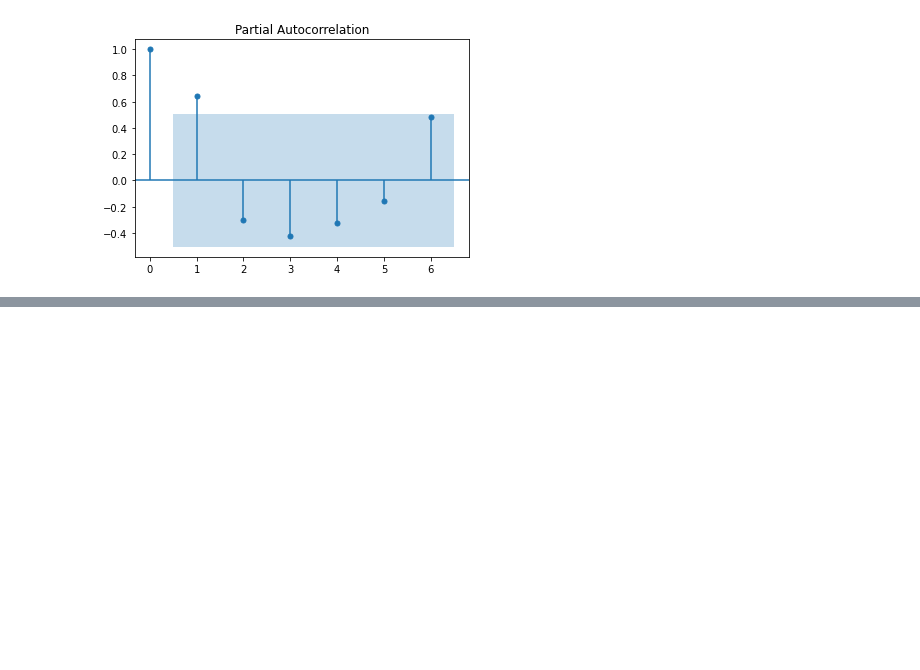
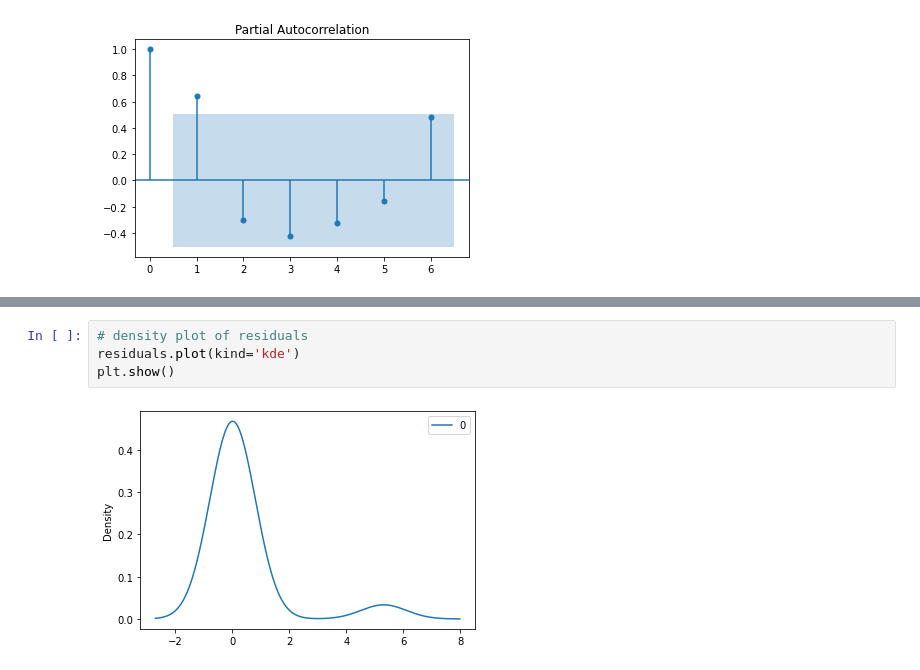
Before and after one commit to winggo12/DataAnalysis-WorldHappinessIndex, a Jupyter notebook: TimeSeries/TimeSeriesAnalysis.ipynb, the cells around one changed output, grey strips where cells are left out. Cells and saved outputs as stored; diff of their text form; blank space fills up the shorter version.

```diff
--- a/TimeSeries/TimeSeriesAnalysis.ipynb
+++ b/TimeSeries/TimeSeriesAnalysis.ipynb
@@ -106,0 +134,6 @@ plot_pacf(avg, lags=6)
+# %%
+# density plot of residuals
+residuals.plot(kind='kde')
+plt.show()
+# %% [output]
+[figure, added]
```
Also changed, not shown: parts of 9 cells of this notebook.
